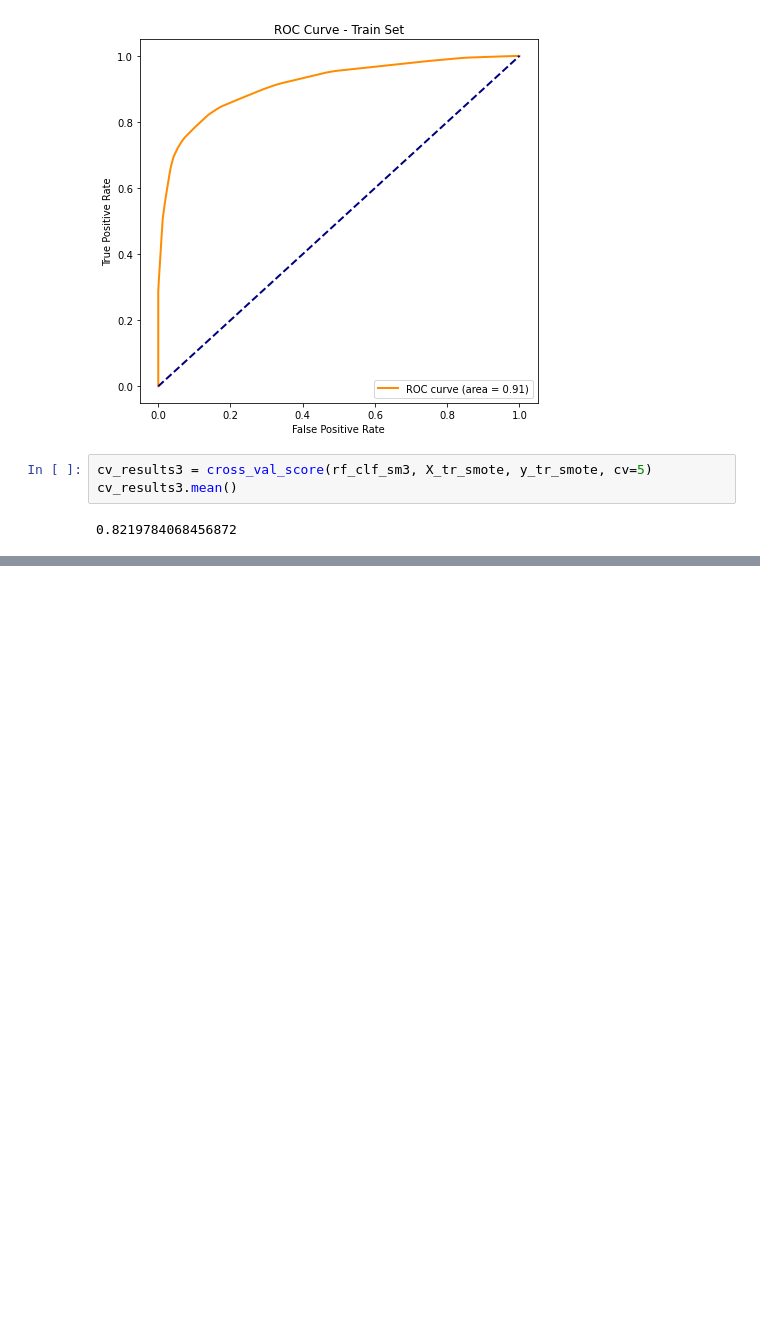
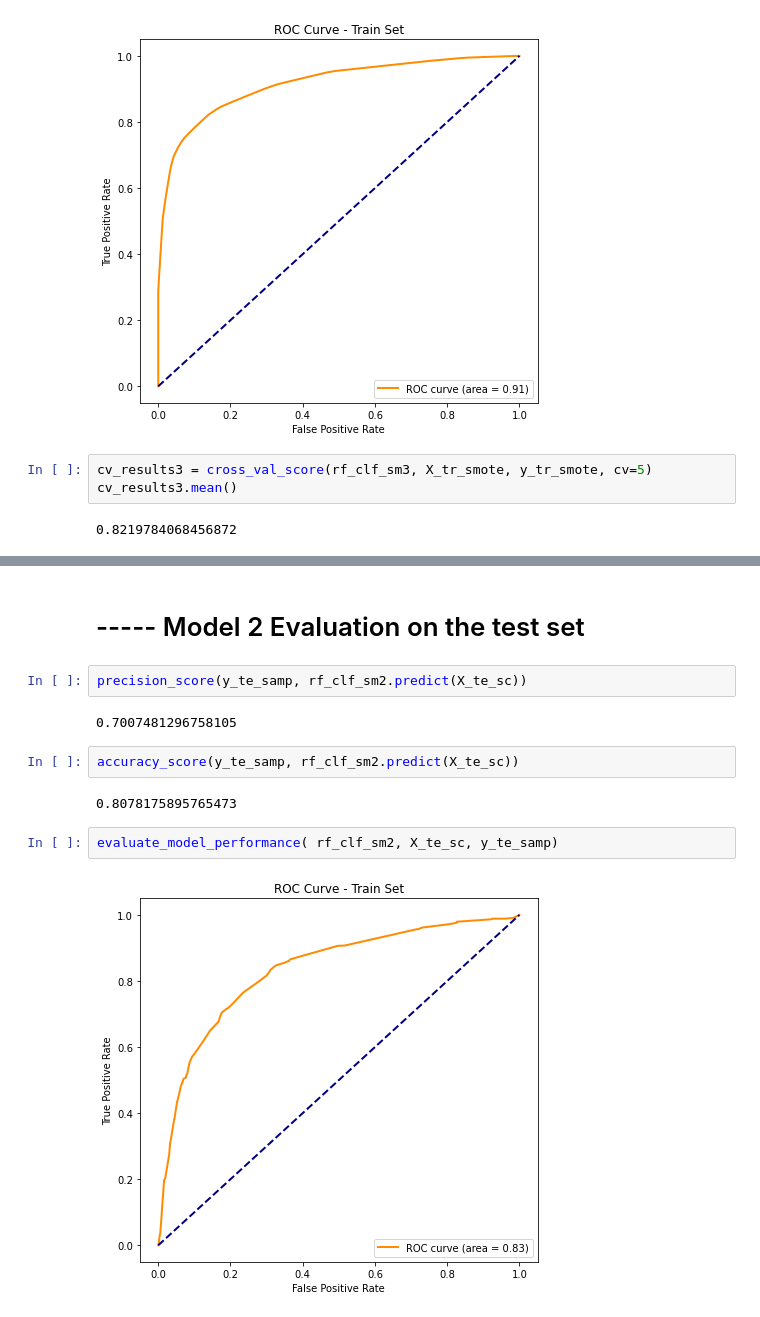
Before and after one commit to K-Pegg/Vaccines-Project, a Jupyter notebook: Notebooks/Juvenson-working-notebook-cat.ipynb, the cells around one changed output, grey strips where cells are left out. Drawn from its saved outputs; the diff is of its cells as text; blank space fills up the shorter version.

```diff
--- a/Notebooks/Juvenson-working-notebook-cat.ipynb
+++ b/Notebooks/Juvenson-working-notebook-cat.ipynb
@@ -565,3 +645,17 @@ CV Results for `Decision Tree 2` model:
             0.86918 ± 0.00000 precision
 
 cross validation3: 0.8219784068456872
+# %% [markdown]
+# ----- Model 2 Evaluation on the test set
+# %%
+precision_score(y_te_samp, rf_clf_sm2.predict(X_te_sc))
+# %% [output]
+0.7007481296758105
+# %%
+accuracy_score(y_te_samp, rf_clf_sm2.predict(X_te_sc))
+# %% [output]
+0.8078175895765473
+# %%
+evaluate_model_performance( rf_clf_sm2, X_te_sc, y_te_samp)
+# %% [output]
+[figure, added]
```
Also changed, not shown: parts of 15 cells of this notebook.
